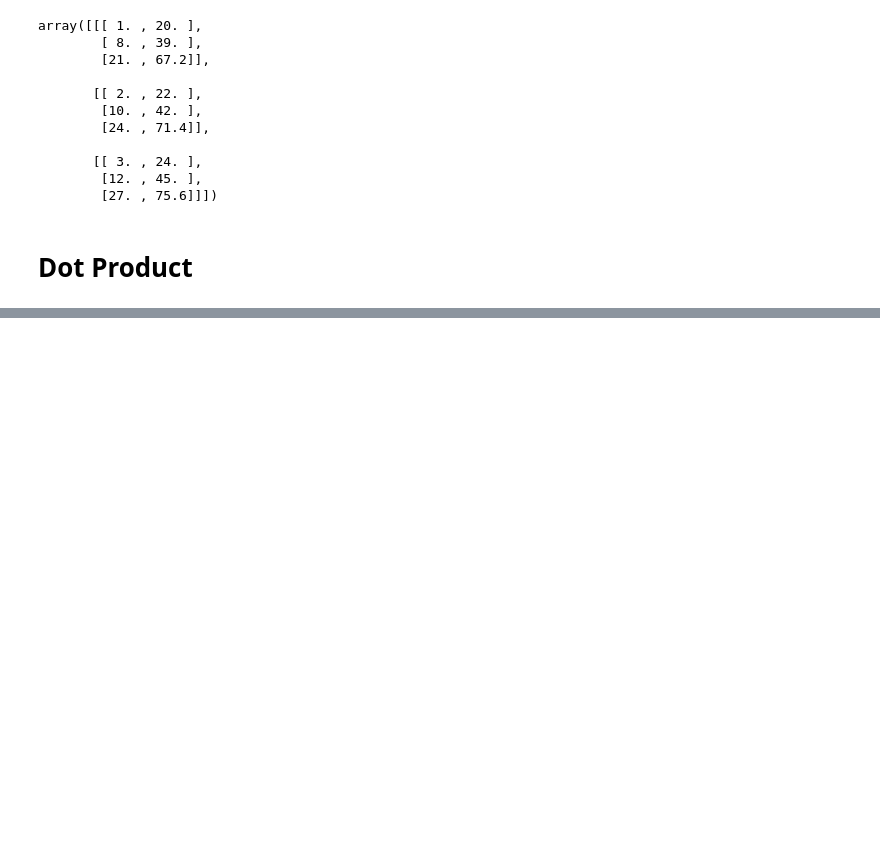
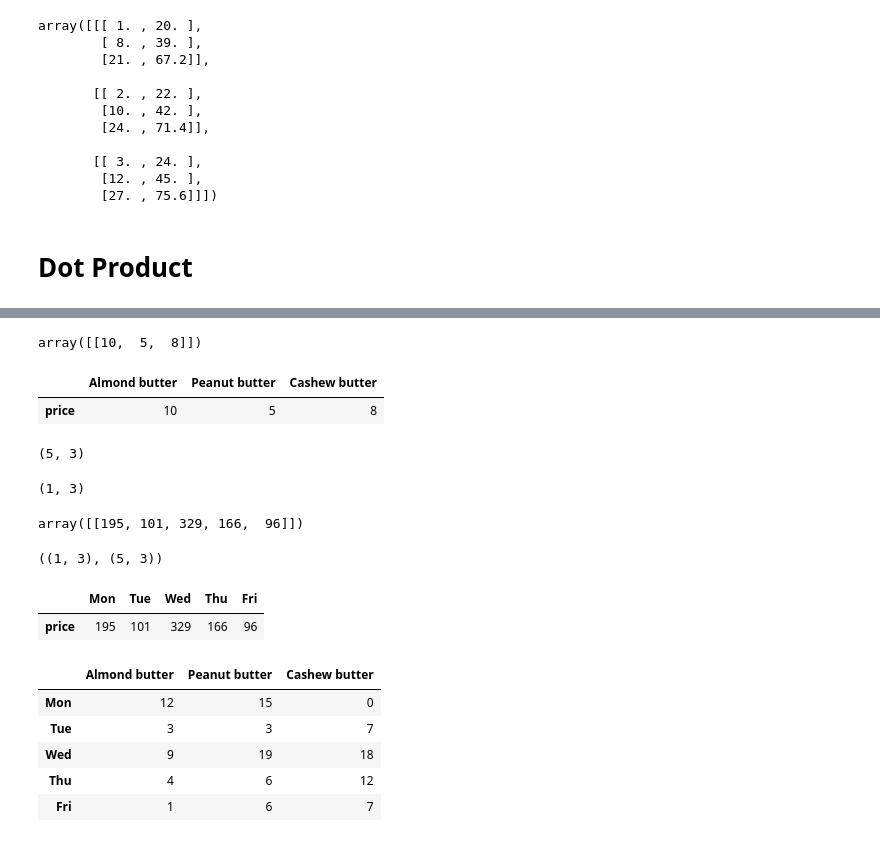
Before and after one commit to cRED-f/Machine-Learning, a Jupyter notebook: introduction_to_NumPy.ipynb, the cells around one changed output, grey strips where cells are left out. Drawn from its saved outputs; the diff is of its cells as text; code cells hidden in the pictures; blank space fills up the shorter version.

```diff
--- a/introduction_to_NumPy.ipynb
+++ b/introduction_to_NumPy.ipynb
@@ -566,0 +645,28 @@ array([[[ 1. , 20. ],
+# %%
+# Create price array
+np.random.seed(0)
+prices=np.random.randint(5,15,size=(1,3))
+prices
+# %% [output]
+array([[10,  5,  8]])
+# %%
+# Create butter_prices DataFrame
+butter_prices=pd.DataFrame(prices,index=["price"],columns=["Almond butter","Peanut butter","Cashew butter"])
+butter_prices
+# %% [output]
+|  | Almond butter | Peanut butter | Cashew butter |
+| price | 10 | 5 | 8 |
+# %%
+sales_amounts.shape
+# %% [output]
+(5, 3)
+# %%
+prices.shape
+# %% [output]
+(1, 3)
+# %%
+# Total sales
+total_sales=prices.dot(sales_amounts.T) #shape aren't aligned, let's transpose
+total_sales
+# %% [output]
+array([[195, 101, 329, 166,  96]])
@@ -566,0 +675,19 @@ array([[[ 1. , 20. ],
+# %%
+butter_prices.shape , weekly_sales.shape
+# %% [output]
+((1, 3), (5, 3))
+# %%
+daily_sales= butter_prices.dot(weekly_sales.T)
+daily_sales
+# %% [output]
+|  | Mon | Tue | Wed | Thu | Fri |
+| price | 195 | 101 | 329 | 166 | 96 |
+# %%
+weekly_sales
+# %% [output]
+|  | Almond butter | Peanut butter | Cashew butter |
+| Mon | 12 | 15 | 0 |
+| Tue | 3 | 3 | 7 |
+| Wed | 9 | 19 | 18 |
+| Thu | 4 | 6 | 12 |
+| Fri | 1 | 6 | 7 |
```
Also changed, not shown: parts of 43 cells of this notebook.
